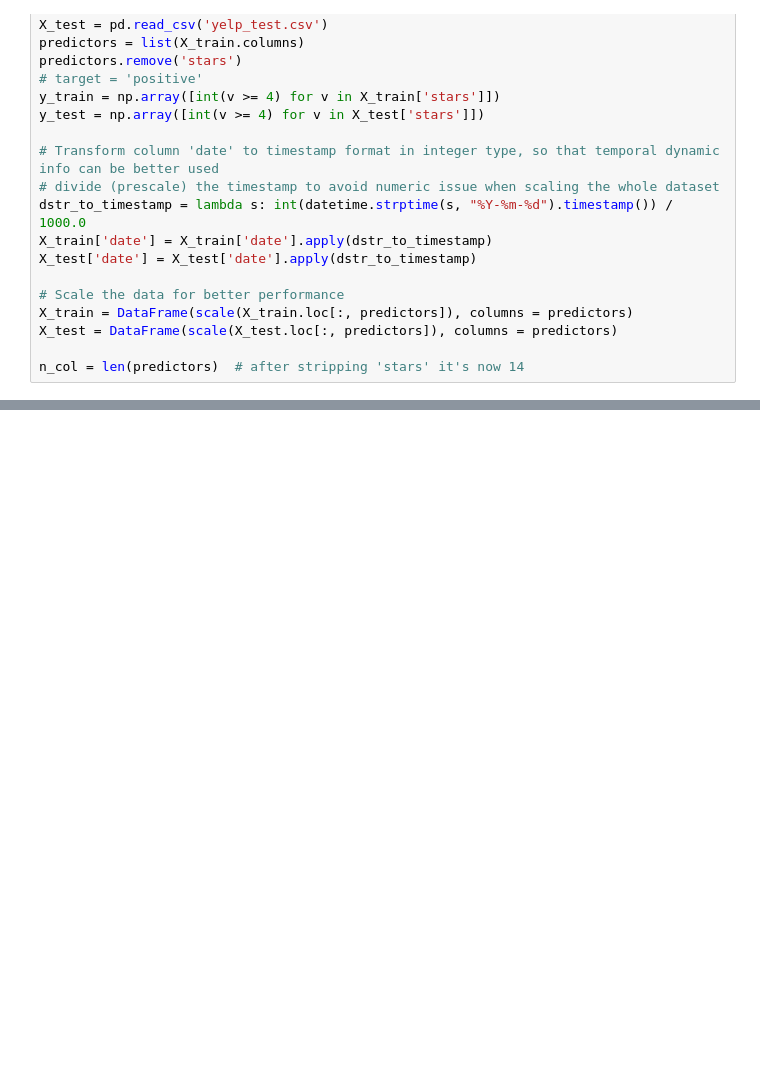
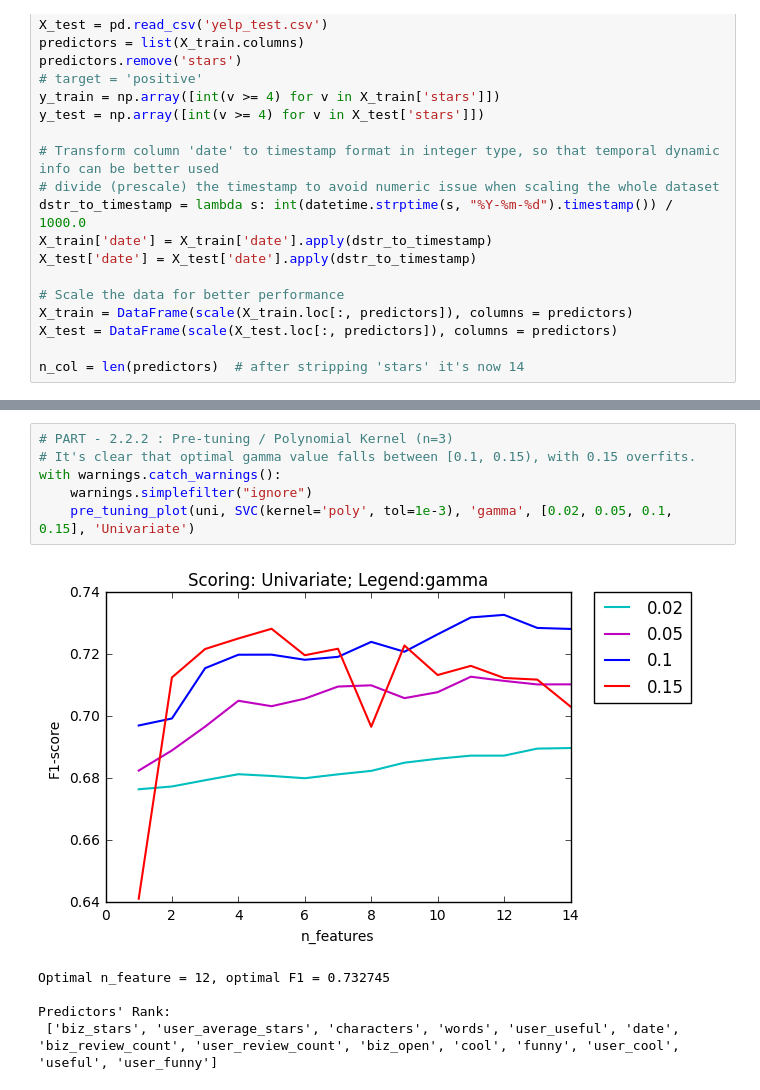
Before and after one commit to Adward-R/STAT-665-DMML, a Jupyter notebook: HW09/hw09.ipynb, the cells around one changed output, grey strips where cells are left out. Saved outputs shown, nothing was run; the diff lists cells and outputs as text; blank space fills up the shorter version.

```diff
--- a/HW09/hw09.ipynb
+++ b/HW09/hw09.ipynb
@@ -116,0 +188,12 @@ Predictors:
+# %%
+# PART - 2.2.2 : Pre-tuning / Polynomial Kernel (n=3)
+# It's clear that optimal gamma value falls between [0.1, 0.15), with 0.15 overfits.
+with warnings.catch_warnings():
+    warnings.simplefilter("ignore")
+    pre_tuning_plot(uni, SVC(kernel='poly', tol=1e-3), 'gamma', [0.02, 0.05, 0.1, 0.15], 'Univariate')
+# %% [output]
+[figure, added]
+Optimal n_feature = 12, optimal F1 = 0.732745
+
+Predictors' Rank:
+ ['biz_stars', 'user_average_stars', 'characters', 'words', 'user_useful', 'date', 'biz_review_count', 'user_review_count', 'biz_open', 'cool', 'funny', 'user_cool', 'useful', 'user_funny']
```
Also changed, not shown: parts of 13 cells of this notebook.
